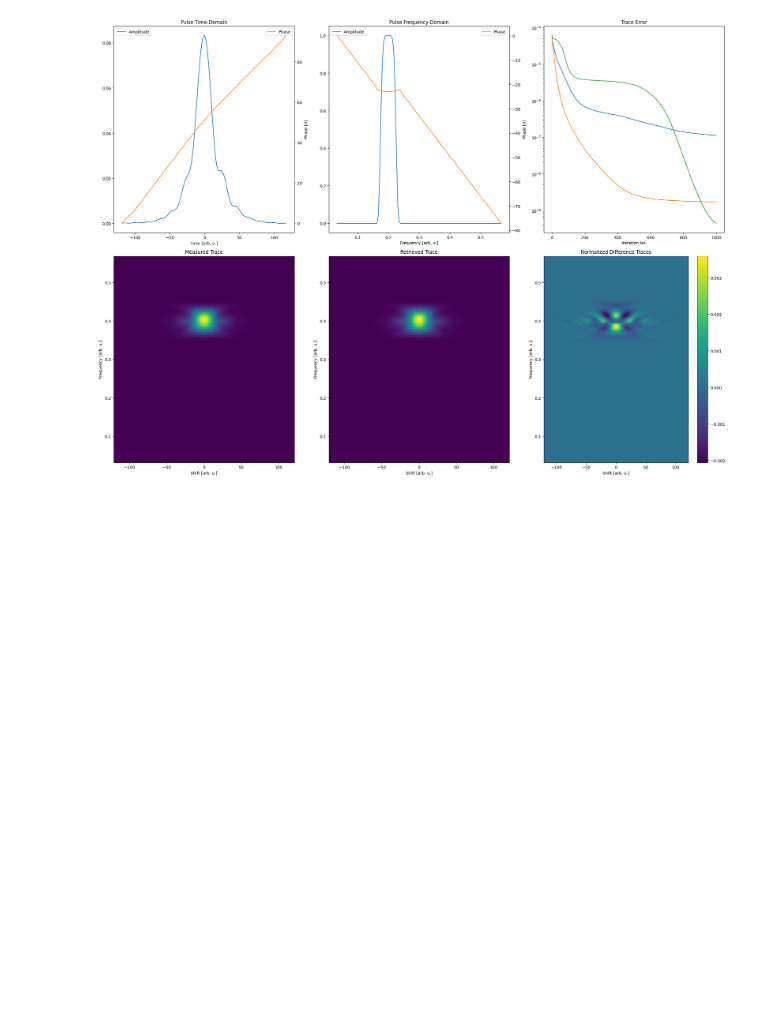
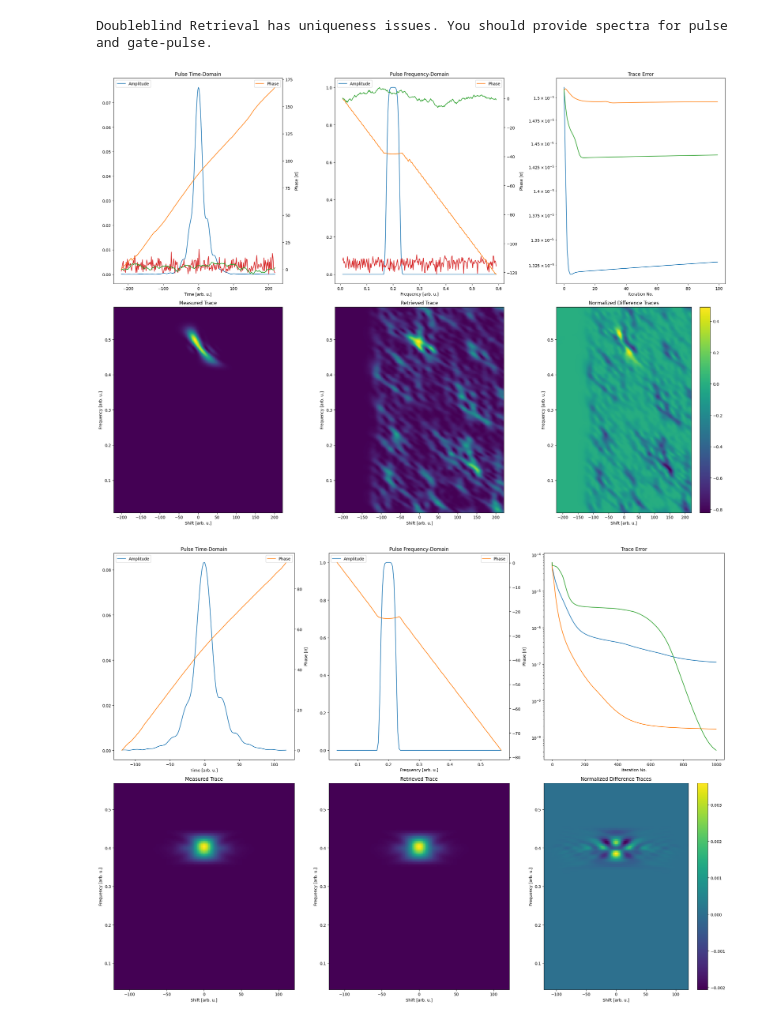
Before and after one commit to matillda123/Pulse-Retrieval-with-JAX, a Jupyter notebook: _usage_example.ipynb, the cells around one changed output. Cells and saved outputs as stored; diff of their text form; code cells hidden in the pictures; blank space fills up the shorter version.

```diff
--- a/_usage_example.ipynb
+++ b/_usage_example.ipynb
@@ -29,3 +29,20 @@ An NVIDIA GPU may be present on this machine, but a CUDA-enabled jaxlib is not i
+# %%
+from pulsedjax.frog import LSGPA
+
+gp = LSGPA(delay, frequency_trace, trace, "shg", cross_correlation="doubleblind")
+
+gp.use_measured_spectrum(spectra.pulse[0], spectra.pulse[1], "pulse")
+#gp.use_measured_spectrum(spectra.gate[0], spectra.gate[1], "gate")
+
+population = gp.create_initial_population(3, "random")
+
+gp.global_gamma = 1
+
+final_result = gp.run(population, 100)
+gp.plot_results(final_result)
+# %% [output]
+Doubleblind Retrieval has uniqueness issues. You should provide spectra for pulse and gate-pulse.
+[figure, added]
 # %%
 from pulsedjax.frog import PtychographicIterativeEngine
 
```
Also changed, not shown: parts of 1 cell of this notebook, 9 other files.
